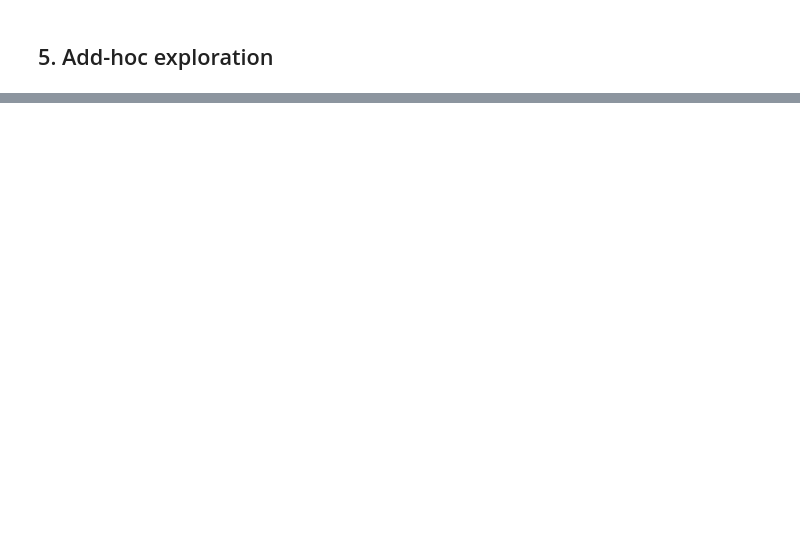
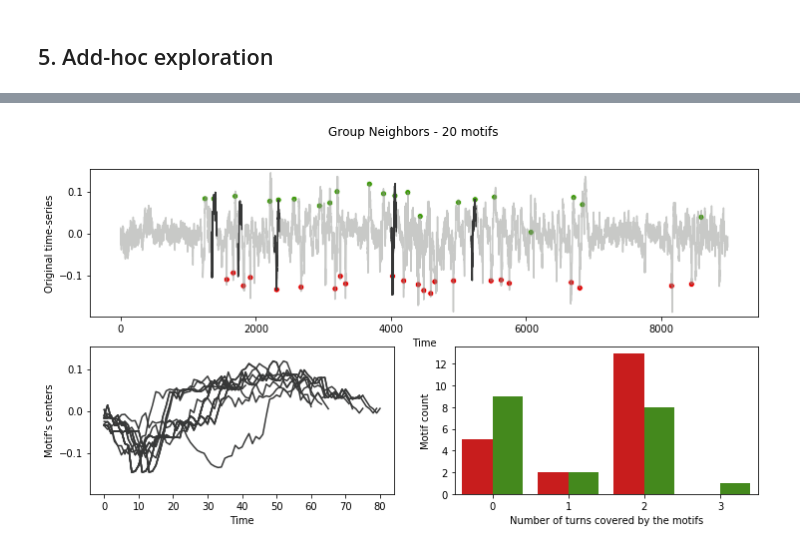
Before and after one commit to misilva73/manueverMotifs, a Jupyter notebook: notebooks/full_lon_motif_analysis_aggressive.ipynb, the cells around one changed output, grey strips where cells are left out. Saved outputs shown, nothing was run; the diff lists cells and outputs as text; code cells hidden in the pictures; blank space fills up the shorter version.

```diff
--- a/notebooks/full_lon_motif_analysis_aggressive.ipynb
+++ b/notebooks/full_lon_motif_analysis_aggressive.ipynb
@@ -107,7 +132,9 @@ plt.show()
 # %%
 motif_index = motif_utils.return_motif_index_with_pattern(motif_dic_list, motif_dic['pattern'])
-motif_neighbors_dic_list = motif_utils.get_motif_k_neighbors(motif_dic_list, motif_index, center_dist_mat, 10)
+motif_neighbors_dic_list = motif_utils.get_motif_k_neighbors(motif_dic_list, motif_index, center_dist_mat, 20)
 lon_viz.plot_single_lon_motif_group(ts, events_ts, motif_neighbors_dic_list, 'Neighbors')
 plt.show()
+# %% [output]
+[figure, added]
 # %%
 create_motif_table(motif_neighbors_dic_list)
```
Also changed, not shown: parts of 7 cells of this notebook, 3 other files.
